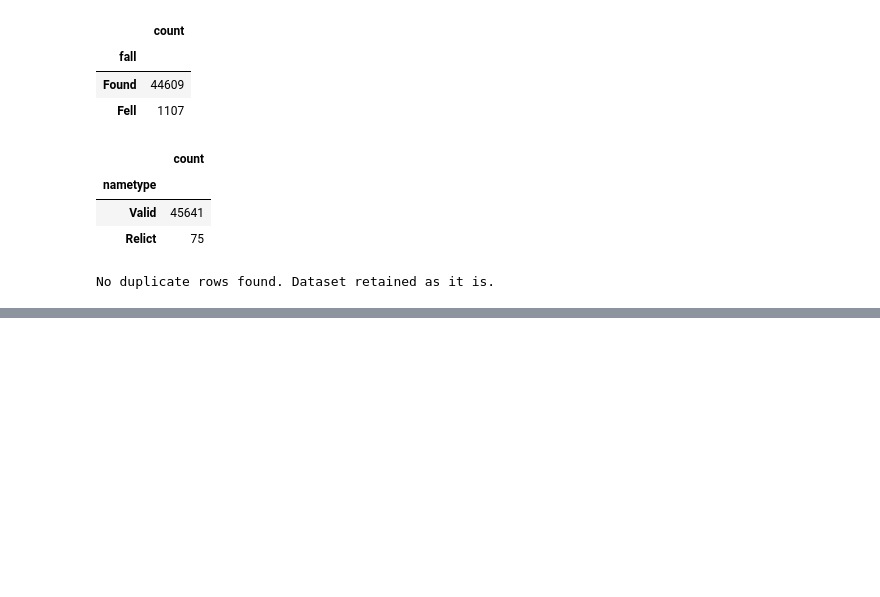
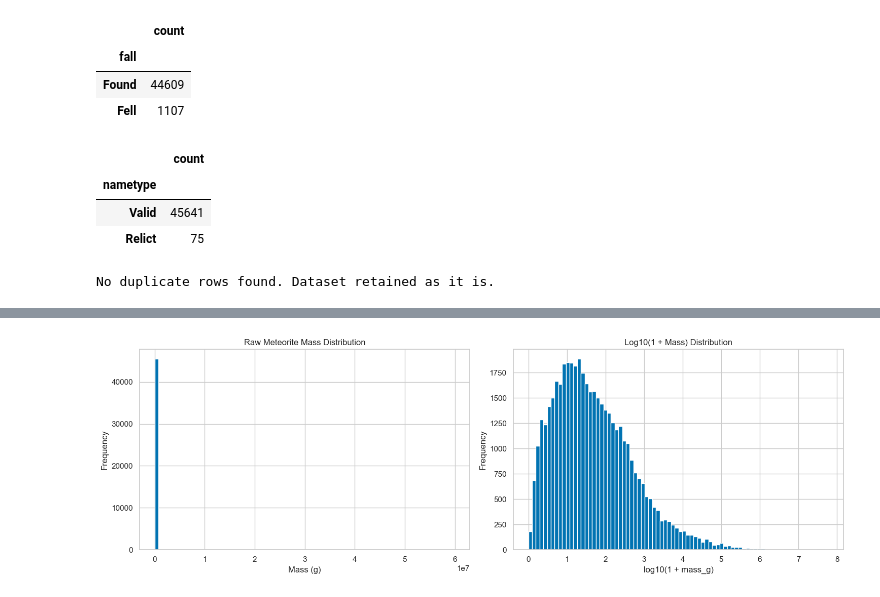
Before and after one commit to SathanRK/ML_CAPSTONE, a Jupyter notebook: review1_meteorite.ipynb, the cells around one changed output, grey strips where cells are left out. Saved outputs shown, nothing was run; the diff lists cells and outputs as text; code cells hidden in the pictures; blank space fills up the shorter version.

```diff
--- a/review1_meteorite.ipynb
+++ b/review1_meteorite.ipynb
@@ -126,0 +163,20 @@ display(df_raw.describe(include="all").T)
+# %%
+# Target distribution — raw mass and log-transformed mass
+mass_valid = df_raw["mass (g)"].dropna()
+fig, axes = plt.subplots(1, 2, figsize=(15, 5))
+
+axes[0].hist(mass_valid, bins=80)
+axes[0].set_title("Raw Meteorite Mass Distribution")
+axes[0].set_xlabel("Mass (g)")
+axes[0].set_ylabel("Frequency")
+
+axes[1].hist(np.log10(mass_valid + 1), bins=80)
+axes[1].set_title("Log10(1 + Mass) Distribution")
+axes[1].set_xlabel("log10(1 + mass_g)")
+axes[1].set_ylabel("Frequency")
+
+plt.tight_layout()
+plt.savefig(FIG_DIR / "eda_target_distribution.png", dpi=180, bbox_inches="tight")
+plt.show()
+# %% [output]
+[figure, added]
```
Also changed, not shown: parts of 4 cells of this notebook.
